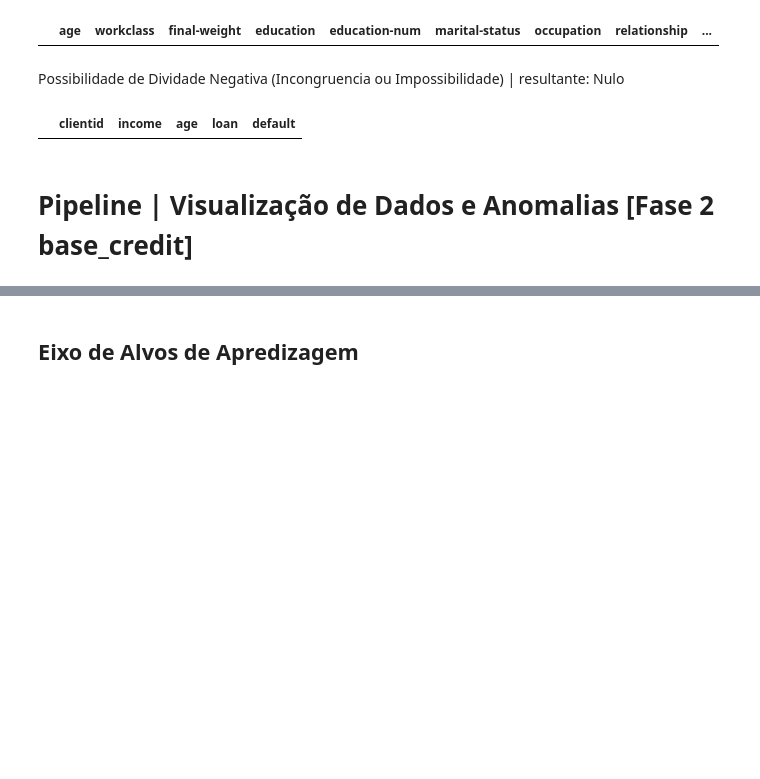
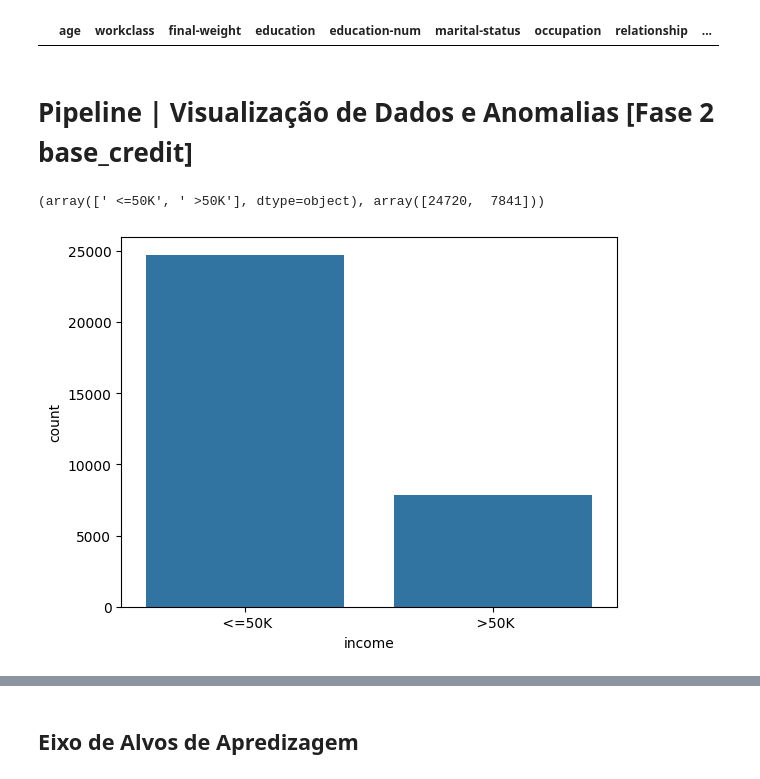
Before and after one commit to miguelmorandini/am-t4-s1a2026, a Jupyter notebook: census0416_amt4.ipynb, the cells around one changed output, grey strips where cells are left out. Cells and saved outputs as stored; diff of their text form; code cells hidden in the pictures; blank space fills up the shorter version.

Commit message:
census0416 - Reconfigurado base_census

```diff
--- a/census0416_amt4.ipynb
+++ b/census0416_amt4.ipynb
@@ -80,11 +80,20 @@ dtype: int64
 base_census[base_census.isnull().any(axis=1)]
 # %% [output]
 |  | age | workclass | final-weight | education | education-num | marital-status | occupation | relationship | ... |
-# %% [markdown]
-Possibilidade de Dividade Negativa (Incongruencia ou Impossibilidade) | resultante: Nulo
-# %%
-base_credit.loc[base_credit['loan'] < 0]
-# %% [output]
-|  | clientid | income | age | loan | default |
 # %% [markdown]
 # Pipeline | Visualização de Dados e Anomalias [Fase 2 base_credit]
+# %%
+# pega os valores únicos da coluna 'income' e conta quantas vezes cada um aparece
+# serve pra ver como está distribuída a variável alvo (classe)
+# ajuda a identificar se o dataset está desbalanceado
+
+np.unique(base_census['income'], return_counts=True)
+# %% [output]
+(array([' <=50K', ' >50K'], dtype=object), array([24720,  7841]))
+# %%
+# cria um gráfico de barras para contar a quantidade de cada classe na coluna 'income'
+# ajuda a visualizar a distribuição das classes de forma mais clara do que números
+
+sns.countplot(x=base_census['income']);
+# %% [output]
+[figure, added]
```
Also changed, not shown: parts of 4 cells of this notebook.
